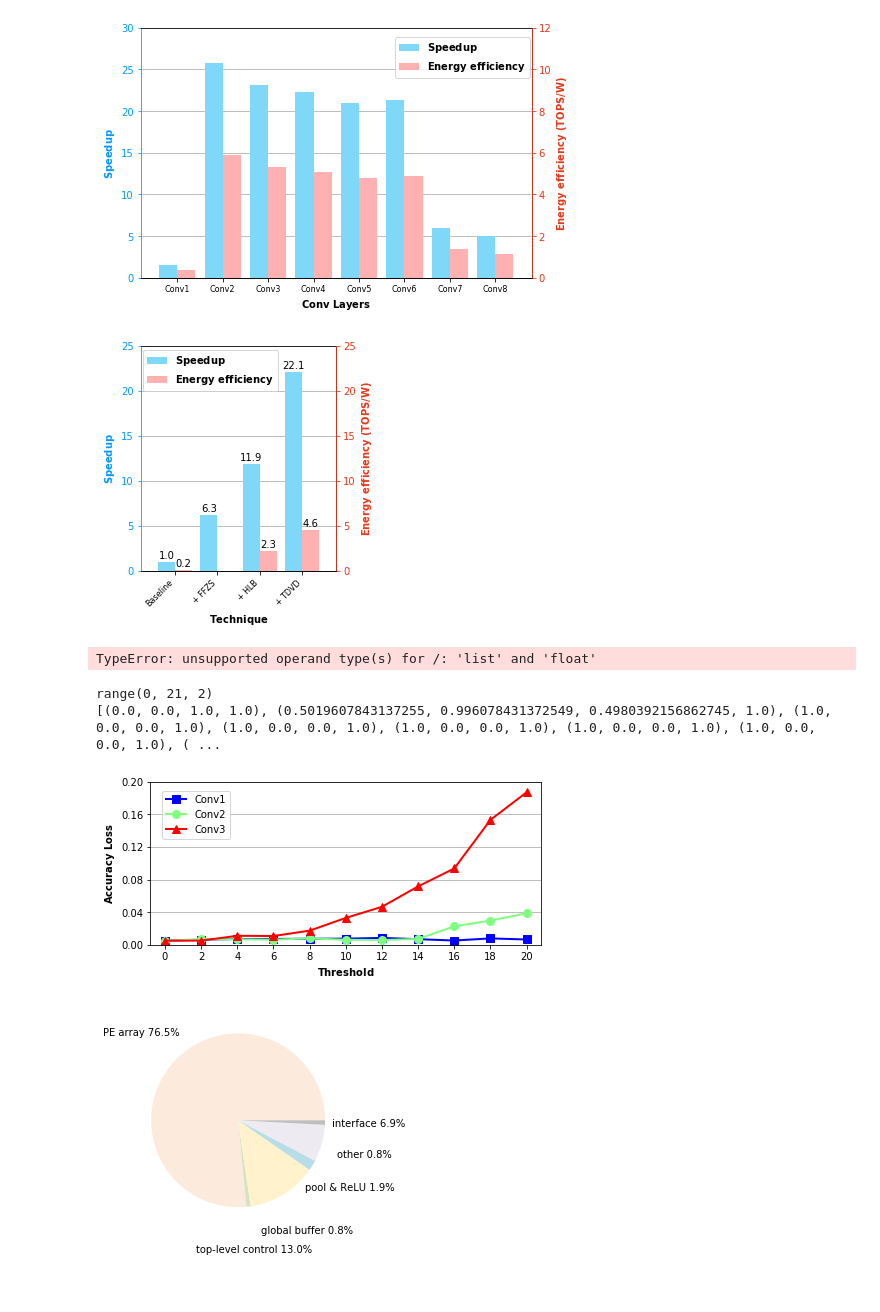
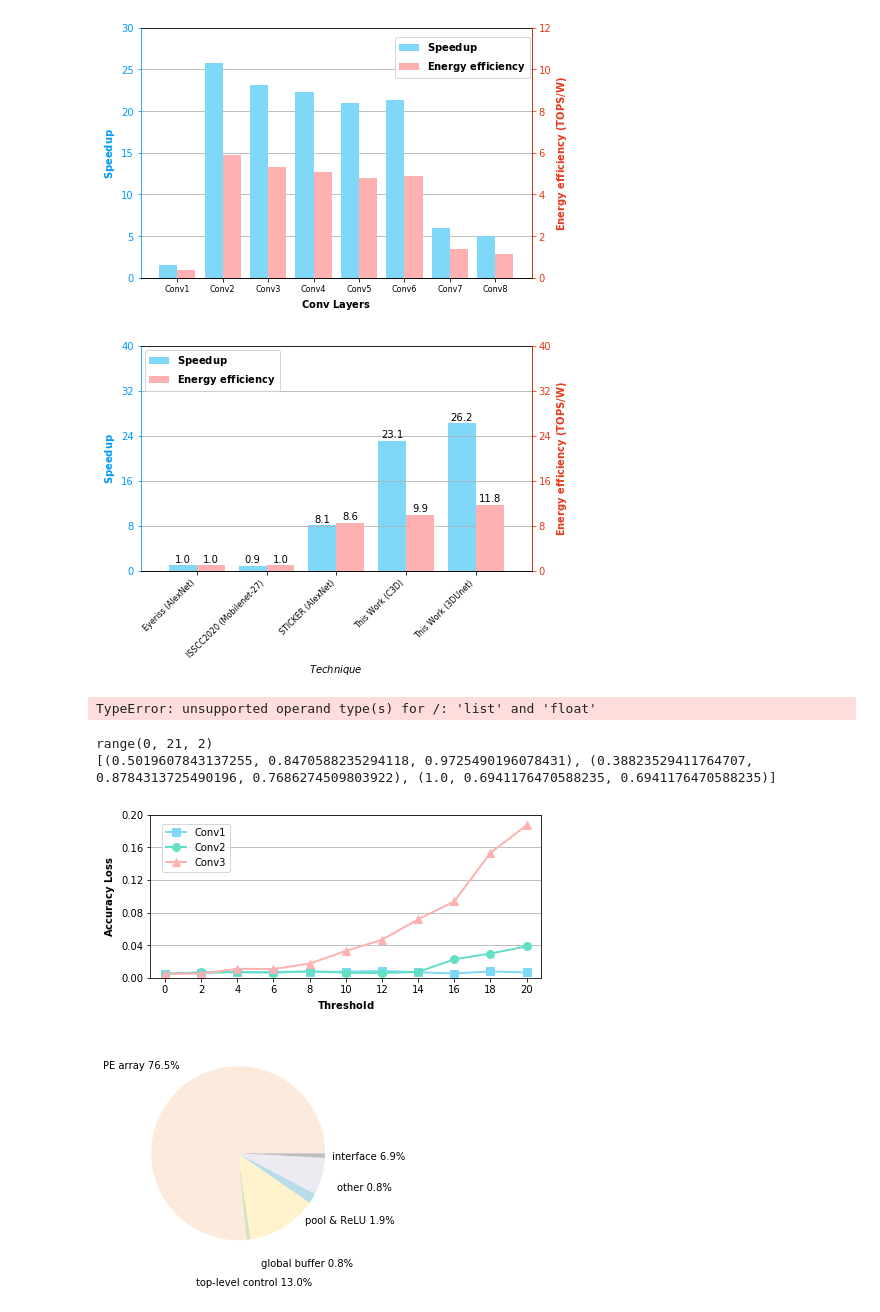
Before and after one commit to changchun-zhou/sagitta_fig, a Jupyter notebook: scripts/Voltage-Frequency-Scaling/Sagitta_Fig.ipynb, the cells around one changed output. Saved outputs shown, nothing was run; the diff lists cells and outputs as text; code cells hidden in the pictures.

Commit message:
feat(Sagitta_Fig): 1. cls_fig_plt: axis_max/min, lim, grid; 2. color of all figures

```diff
--- a/scripts/Voltage-Frequency-Scaling/Sagitta_Fig.ipynb
+++ b/scripts/Voltage-Frequency-Scaling/Sagitta_Fig.ipynb
@@ -667,40 +631,44 @@ cls_plt_fig('').func_plt_fig({   "x_name":"Conv Layers",
 # %%
 # #####################################################################
 # # Comparison with Technique
-# technique = ['Baseline', '+ FFZS', '+ HLB', '+ TDVD']
-# y1_yticks_max = 25
-# y2_yticks_max = 25
-# x_label = r"$\bf{Technique}$"
+technique = ['Baseline', '+ FFZS', '+ HLB', '+ TDVD']
+y1_yticks_max = 25
+y2_yticks_max = 25
+x_label = r"$\bf{Technique}$"
+x_value = np.arange(len(technique))
+xticks = technique
+figsize = (3.5, 4.6)
 
 # # c3d
 # # speedup = np.array([0.22, 1 ,3.2, 4.61])/0.22
 # # energy_efficiency = np.array([0.175, 1 ,3.2, 4.21])
 
-# speedup = np.array([1, 4.85, 8.24,  17.3]) # 1 x5x 1.7x 2  = 17.3
-# power_factor = np.array([5.71, 4.6, 5.3, 4.82 ])
+# speedup = np.array([1, 6.48, 9.07,  17.2]) # 1 x6.48x 1.4x 1.9  = 17.2
+# power_factor = np.array([5.71, 4.6, 5.3, 4.5 ])
 # energy_efficiency = speedup / power_factor # np.array([0.175   3.59])
 # energy_efficiency[1] = 0
 # fig_name ='../../generate/technique_c3d.svg'
 
 # # 3dunet
-# speedup = np.array([1, 6.26, 11.90,  22.13]) # 1 x6.25x 1.9x 1.86  = 22.1
-# power_factor = np.array([5.71, 4.4, 5.2, 4.82 ])
+# speedup = np.array([1, 10.49, 13.64,  19.5]) # 1 x10.49x 1.3x 1.43  = 19.5
+# power_factor = np.array([5.71, 4.4, 4.82, 4.3 ])
 # energy_efficiency = speedup / power_factor #0.175,..., 4.65
 # energy_efficiency[1] = 0
 # fig_name ='../../generate/technique_3dunet.svg'
 
 
-# x_value = np.arange(len(technique))
-# xticks = technique
-# figsize = (3.5, 4.6)
+
 # #####################################################################
 # # Comparsion with SOTA
-# y1_yticks_max = 40
-# y2_yticks_max = 40
+y1_yticks_max = 40
+y2_yticks_max = 40
+fig_name ='../../generate/SOTA.svg'
+
+
 # # 2DCNN
-# technique = ['Eyeriss (AlexNet)', 'ISSCC2020 (Mobilenet-27)', 'STICKER (AlexNet)', 'This Work (C3D)', 'This Work (3DUnet)']
-# speedup = np.array([1, 0.9, 8.1, 13.3*17.32/9.89, 13.3*22.13/9.89])
-# energy_efficiency = np.array([1,  1, 8.6, 12.2*3.59/4.66, 12.2*4.5/4.66])
+technique = ['Eyeriss (AlexNet)', 'ISSCC2020 (Mobilenet-27)', 'STICKER (AlexNet)', 'This Work (C3D)', 'This Work (3DUnet)']
+speedup = np.array([1, 0.9, 8.1, 13.3*17.2/9.89, 13.3*19.5/9.89])
+energy_efficiency = np.array([1,  1, 8.6, 12.2*3.8/4.66, 12.2*4.5/4.66])
 
 # # C3D
 # # technique = ['FC3D', 'FPGA2018', 'DAC2020', 'This Work']
@@ -709,16 +677,16 @@ cls_plt_fig('').func_plt_fig({   "x_name":"Conv Layers",
 # # speedup = energy_efficiency#*power/(0.0013*9.7)
 
 
-# fig_name ='../../generate/SOTA_3dunet.svg'
-
-# x_value = np.arange(len(technique))
-# x_label = "${Technique}$"
-# figsize = (7, 4.6)
-# # y2_yticks_max = 12
 
 
-# bar_width = 0.4
-# xticks = technique
+x_value = np.arange(len(technique))
+x_label = "${Technique}$"
+figsize = (7, 4.6)
+# y2_yticks_max = 12
+
+
+bar_width = 0.4
+xticks = technique
 # #####################################################################
 # # Sparsity-driven EE & Speedup
 # sparsity = np.linspace(0, 100, 11)
@@ -761,40 +729,40 @@ cls_plt_fig('').func_plt_fig({   "x_name":"Technique",
             "x_value": x_value,
             "x_label" : x_label,
             "y1_fig_type": "bar",
-            "y1_name":"speedup",
-            "y1_value":speedup,
+            "y1_name":["speedup" ],
+            "y1_value":[speedup],
             "y1_color":y1_color,
             "y1_axis_color":y1_axis_color,
             "y1_linestyle":'x-',
             "y1_label":r"$\bf{Speedup}$",
             "y1_marker":'s',
-            "y1_legend": r"$\bf{Speedup}$",
+            "y1_legend": [r"$\bf{Speedup}$"],
             "y1_yticks_max": y1_yticks_max,
             "y2_fig_type": "bar",
             "y2_name":"energy_efficiency",
             "y2_value":energy_efficiency,
             "y2_color":y2_color,
             "y2_axis_color":y2_axis_color,
             "y2_linestyle":'--',
             "y2_label":r"$\bf{Energy}$" + ' ' + r"$\bf{efficiency}$"+' ' + r"$\bf{(TOPS/W)}$",
             "y2_marker":'^',
             "y2_legend": r"$\bf{Energy}$" + ' ' + r"$\bf{efficiency}$",
             "y2_yticks_max": y2_yticks_max,
             "len_yticks": 6,
             "linewidth": 2,
             "markersize": 8,
             "family":"Arial",
             "label_size": 10,
             "bar_width": bar_width,
             "xticks": xticks,
             'xticks_fontsize': xticks_fontsize,
             "figsize":figsize,
             "plt_text": False,
             "legend_loc": legend_loc,
             "fig_name" :fig_name
 })
 # %% [output]
-[figure, old version]
+[figure, new version]
 # %%
 sparsity = [0, 33, 40, 60, 74, 85, 97]
 energy = [0.175, 0.268, 0.313, 0.466, 1.157, 2.703, 5.832]
@@ -878,13 +846,16 @@ cmap = colors.LinearSegmentedColormap('custom', cdict)
 y1_legend = ['Conv1', 'Conv2', 'Conv3']
 # y1_marker = ['s', '^', 'o', 'p','*', 'D', '+', '4']
 y1_marker = ['s', 'o', '^']
-y1_color=[]
-for i in range(8):
-    y1_color.append( cmap(0.5*i) )
+# y1_color=[]
+# for i in range(8):
+#     y1_color.append( cmap(0.5*i) )
+y1_color = [(128/255, 216/255, 248/255), (99/255, 224/255, 196/255), (255/255, 177/255, 177/255)]
 y1_yticks_max = 0.1
 fig_name = '../../generate/sensitivity.svg'
 print(threshold)
 print(y1_color)
+
+
 cls_plt_fig('').func_plt_fig({   "x_name":"Conv Layers",
             "x_value": threshold,
             "x_label" : r"$\bf{Threshold}$",
@@ -913,8 +884,8 @@ cls_plt_fig('').func_plt_fig({   "x_name":"Conv Layers",
 })
 # %% [output]
 range(0, 21, 2)
-[(0.0, 0.0, 1.0, 1.0), (0.5019607843137255, 0.996078431372549, 0.4980392156862745, 1.0), (1.0, 0.0, 0.0, 1.0), (1.0, 0.0, 0.0, 1.0), (1.0, 0.0, 0.0, 1.0), (1.0, 0.0, 0.0, 1.0), (1.0, 0.0, 0.0, 1.0), ( ...
+[(0.5019607843137255, 0.8470588235294118, 0.9725490196078431), (0.38823529411764707, 0.8784313725490196, 0.7686274509803922), (1.0, 0.6941176470588235, 0.6941176470588235)]
-[figure, old version]
+[figure, new version]
 # %%
 
 
```
Also changed, not shown: parts of 6 cells of this notebook.
